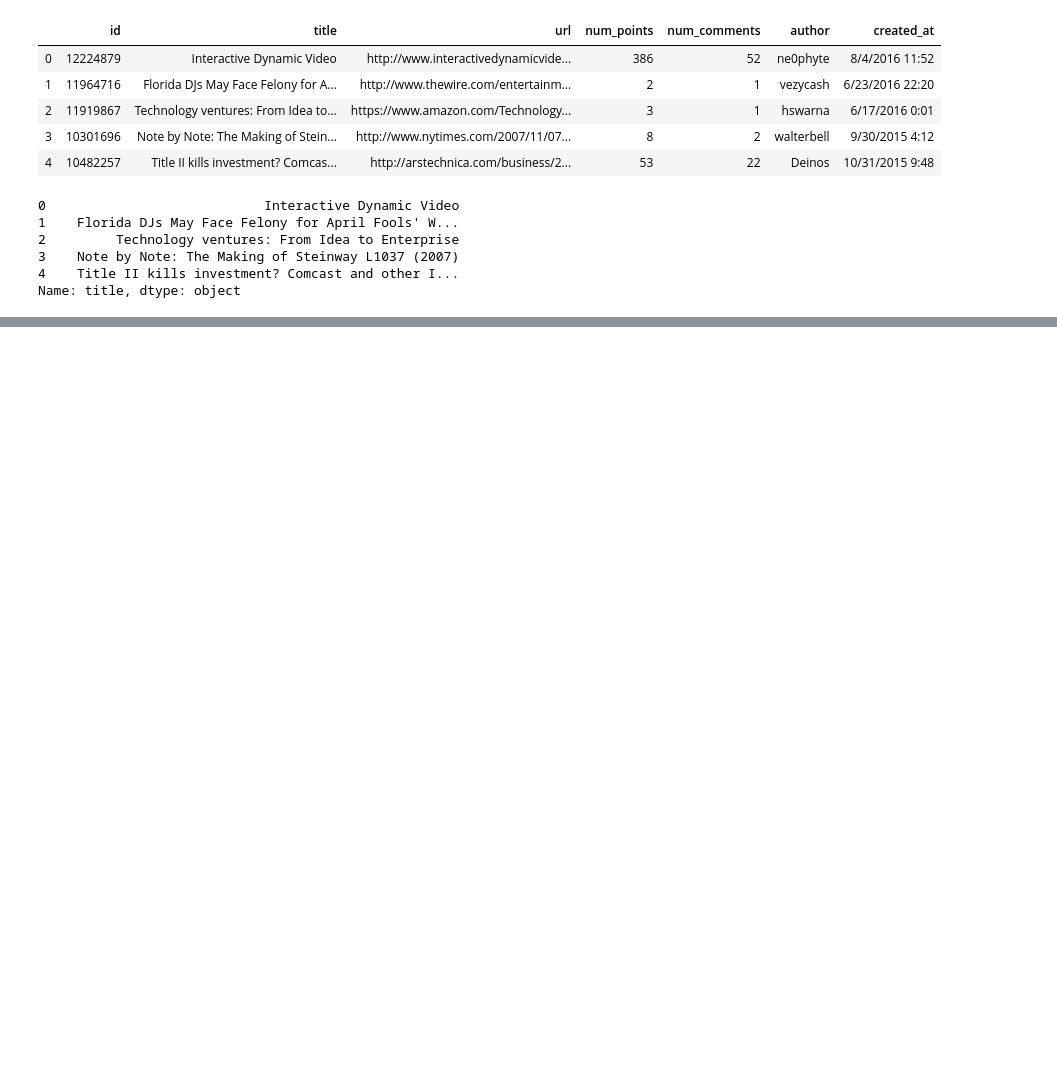
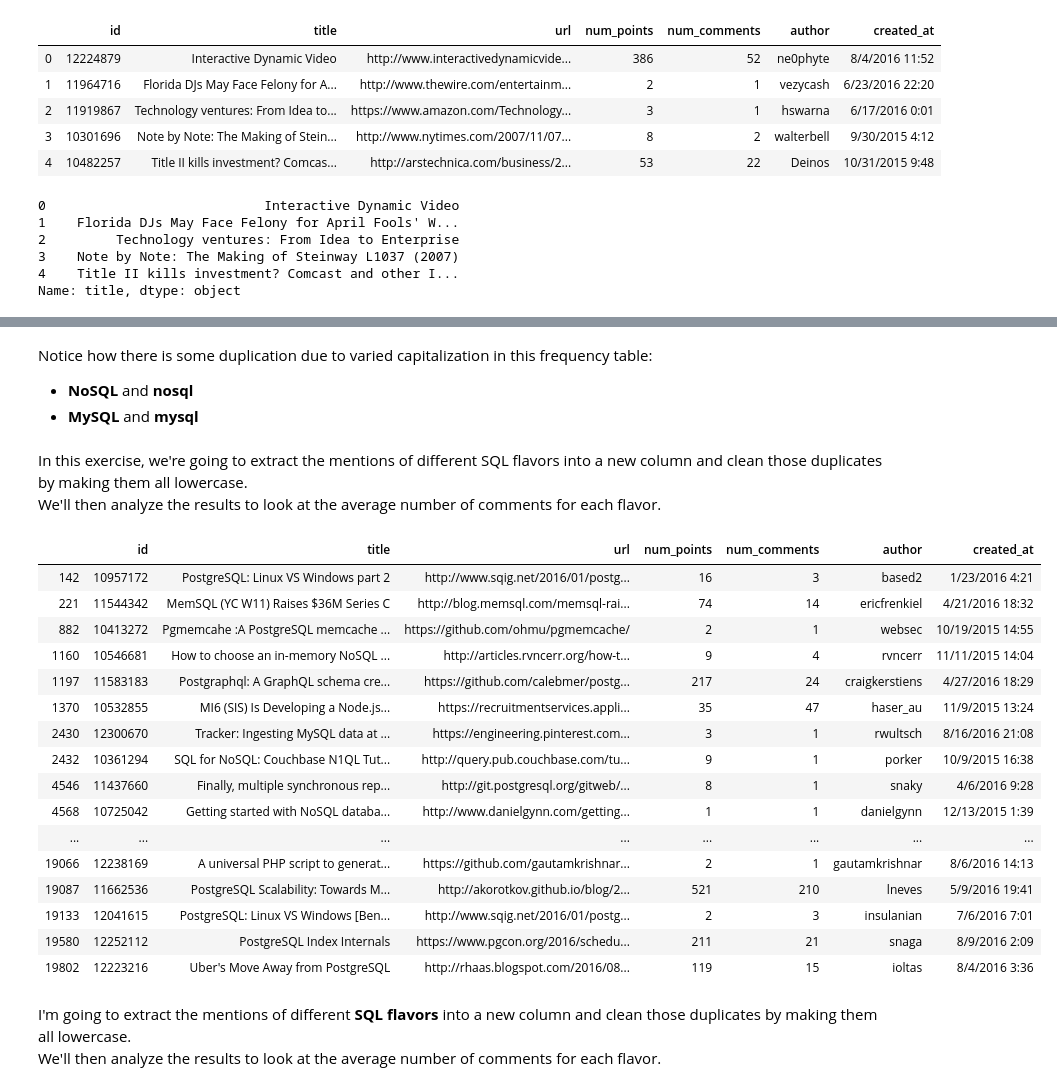
Before and after one commit to Clemo97/advanced_regular_expressions, a Jupyter notebook: advanced_regular_expressions.ipynb, the cells around one changed output, grey strips where cells are left out. Cells and saved outputs as stored; diff of their text form; code cells hidden in the pictures; blank space fills up the shorter version.

```diff
--- a/advanced_regular_expressions.ipynb
+++ b/advanced_regular_expressions.ipynb
@@ -37,0 +99,31 @@ Name: title, dtype: object
+# %% [markdown]
+Notice how there is some duplication due to varied capitalization in this frequency table:
+<ul>
+    <li><b>NoSQL</b> and <b>nosql</b></li>
+    <li><b>MySQL</b> and <b>mysql</b></li>
+# %% [markdown]
+In this exercise, we're going to extract the mentions of different SQL flavors into a new column and clean those duplicates by making them all lowercase.
+<br>We'll then analyze the results to look at the average number of comments for each flavor.</br>
+# %%
+hn[hn['title'].str.contains(r"\w+SQL", flags=re.I)]
+# %% [output]
+|  | id | title | url | num_points | num_comments | author | created_at |
+| 142 | 10957172 | PostgreSQL: Linux VS Windows part 2 | http://www.sqig.net/2016/01/postg... | 16 | 3 | based2 | 1/23/2016 4:21 |
+| 221 | 11544342 | MemSQL (YC W11) Raises $36M Series C | http://blog.memsql.com/memsql-rai... | 74 | 14 | ericfrenkiel | 4/21/2016 18:32 |
+| 882 | 10413272 | Pgmemcahe :A PostgreSQL memcache ... | https://github.com/ohmu/pgmemcache/ | 2 | 1 | websec | 10/19/2015 14:55 |
+| 1160 | 10546681 | How to choose an in-memory NoSQL ... | http://articles.rvncerr.org/how-t... | 9 | 4 | rvncerr | 11/11/2015 14:04 |
+| 1197 | 11583183 | Postgraphql: A GraphQL schema cre... | https://github.com/calebmer/postg... | 217 | 24 | craigkerstiens | 4/27/2016 18:29 |
+| 1370 | 10532855 | MI6 (SIS) Is Developing a Node.js... | https://recruitmentservices.appli... | 35 | 47 | haser_au | 11/9/2015 13:24 |
+| 2430 | 12300670 | Tracker: Ingesting MySQL data at ... | https://engineering.pinterest.com... | 3 | 1 | rwultsch | 8/16/2016 21:08 |
+| 2432 | 10361294 | SQL for NoSQL: Couchbase N1QL Tut... | http://query.pub.couchbase.com/tu... | 9 | 1 | porker | 10/9/2015 16:38 |
+| 4546 | 11437660 | Finally, multiple synchronous rep... | http://git.postgresql.org/gitweb/... | 8 | 1 | snaky | 4/6/2016 9:28 |
+| 4568 | 10725042 | Getting started with NoSQL databa... | http://www.danielgynn.com/getting... | 1 | 1 | danielgynn | 12/13/2015 1:39 |
+| ... | ... | ... | ... | ... | ... | ... | ... |
+| 19066 | 12238169 | A universal PHP script to generat... | https://github.com/gautamkrishnar... | 2 | 1 | gautamkrishnar | 8/6/2016 14:13 |
+| 19087 | 11662536 | PostgreSQL Scalability: Towards M... | http://akorotkov.github.io/blog/2... | 521 | 210 | lneves | 5/9/2016 19:41 |
+| 19133 | 12041615 | PostgreSQL: Linux VS Windows [Ben... | http://www.sqig.net/2016/01/postg... | 2 | 3 | insulanian | 7/6/2016 7:01 |
+| 19580 | 12252112 | PostgreSQL Index Internals | https://www.pgcon.org/2016/schedu... | 211 | 21 | snaga | 8/9/2016 2:09 |
+| 19802 | 12223216 | Uber's Move Away from PostgreSQL | http://rhaas.blogspot.com/2016/08... | 119 | 15 | ioltas | 8/4/2016 3:36 |
+# %% [markdown]
+I'm going to extract the mentions of different <b>SQL flavors</b> into a new column and clean those duplicates by making them all lowercase.
+<br>We'll then analyze the results to look at the average number of comments for each flavor.</br>
```
Also changed, not shown: parts of 25 cells of this notebook, 4 other files.
